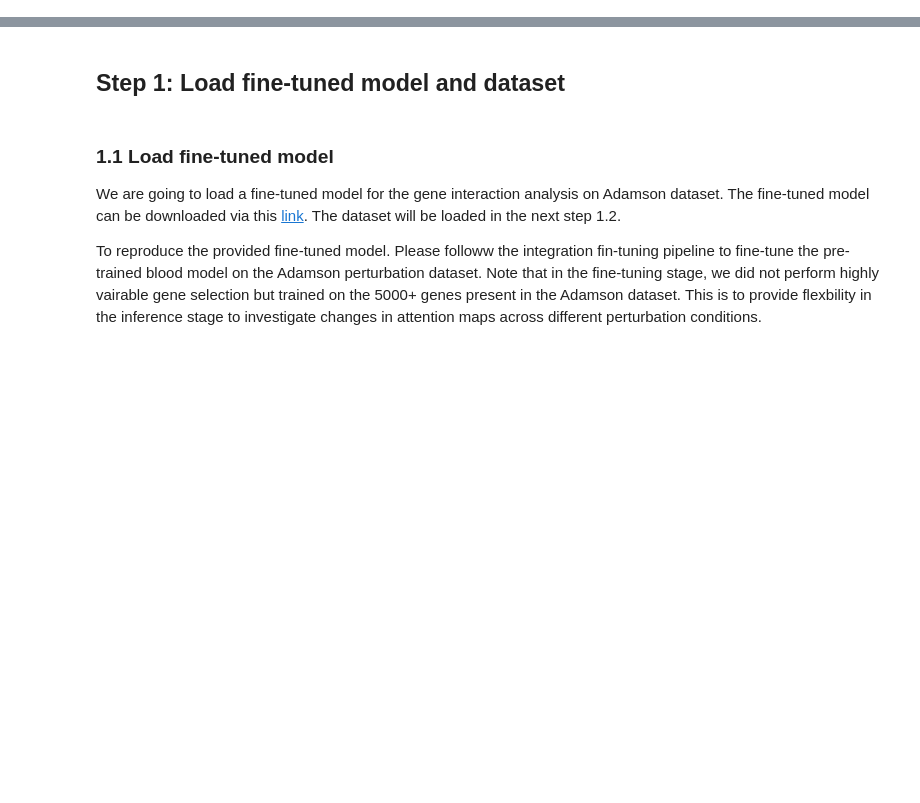
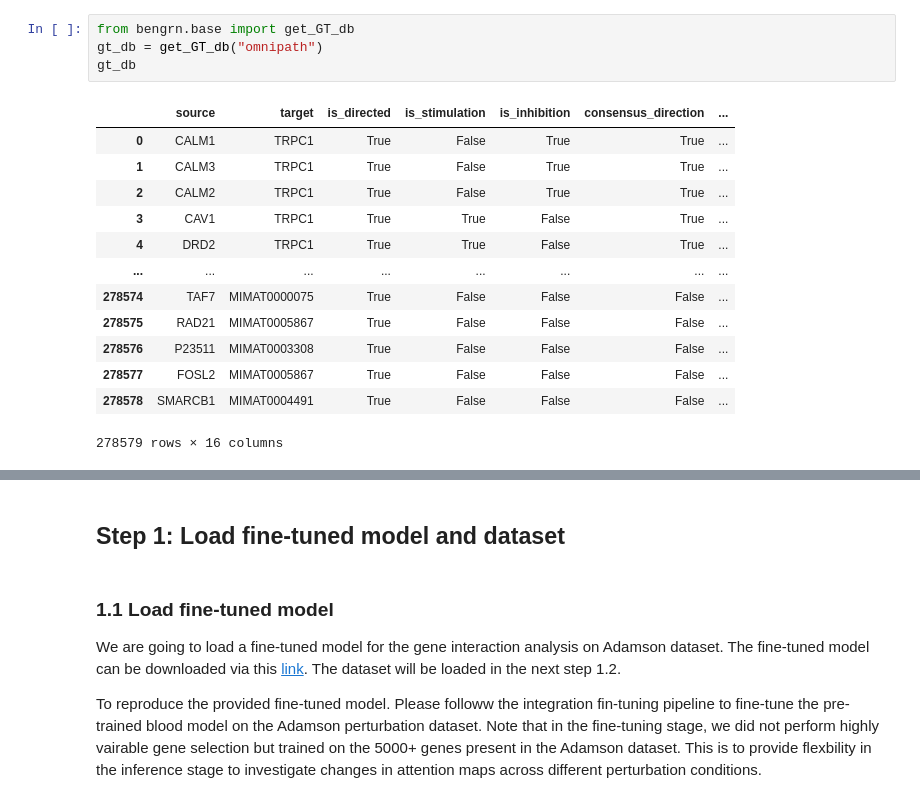
Before and after one commit to jkobject/scGPT, a Jupyter notebook: mytests/bench_omni.ipynb, the cells around one changed output, grey strips where cells are left out. Saved outputs shown, nothing was run; the diff lists cells and outputs as text; blank space fills up the shorter version.

```diff
--- a/mytests/bench_omni.ipynb
+++ b/mytests/bench_omni.ipynb
@@ -29 +29,19 @@ set_seed(42)
 True
+# %%
+from bengrn.base import get_GT_db
+gt_db = get_GT_db("omnipath")
+gt_db
+# %% [output]
+|  | source | target | is_directed | is_stimulation | is_inhibition | consensus_direction | ... |
+| 0 | CALM1 | TRPC1 | True | False | True | True | ... |
+| 1 | CALM3 | TRPC1 | True | False | True | True | ... |
+| 2 | CALM2 | TRPC1 | True | False | True | True | ... |
+| 3 | CAV1 | TRPC1 | True | True | False | True | ... |
+| 4 | DRD2 | TRPC1 | True | True | False | True | ... |
+| ... | ... | ... | ... | ... | ... | ... | ... |
+| 278574 | TAF7 | MIMAT0000075 | True | False | False | False | ... |
+| 278575 | RAD21 | MIMAT0005867 | True | False | False | False | ... |
+| 278576 | P23511 | MIMAT0003308 | True | False | False | False | ... |
+| 278577 | FOSL2 | MIMAT0005867 | True | False | False | False | ... |
+| 278578 | SMARCB1 | MIMAT0004491 | True | False | False | False | ... |
+278579 rows × 16 columns
```
Also changed, not shown: parts of 4 cells of this notebook.
